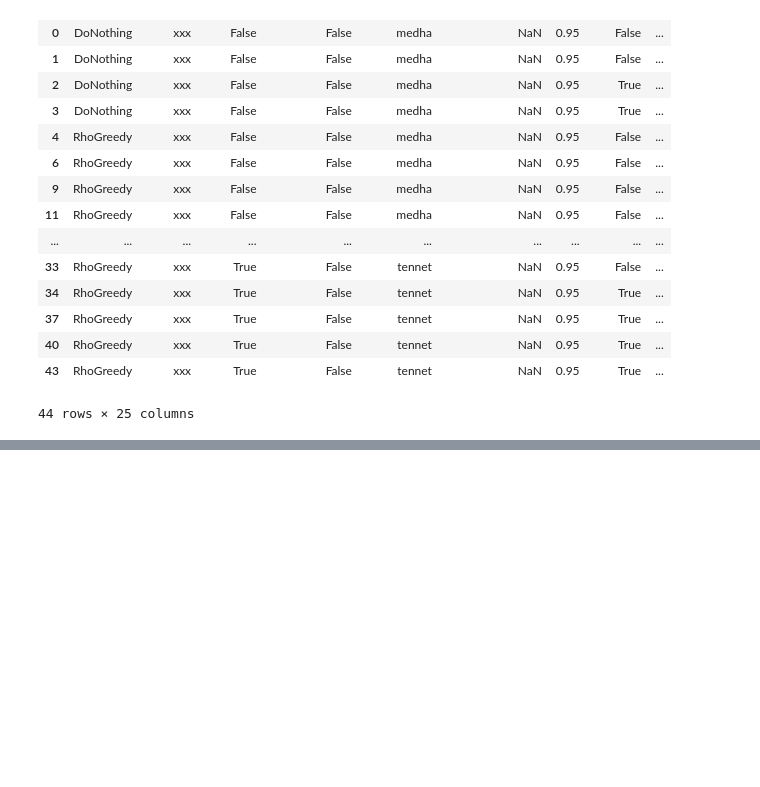
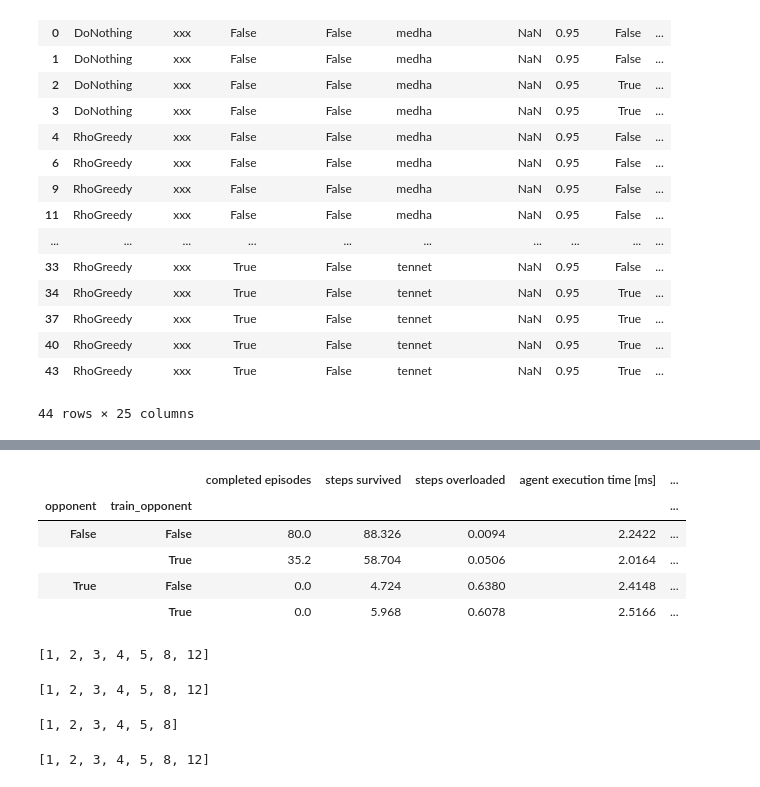
Before and after one commit to EricavanderSar/rl4pnc-survey, a Jupyter notebook: notebooks/SurveyPaper_OverviewTables.ipynb, the cells around one changed output, grey strips where cells are left out. Cells and saved outputs as stored; diff of their text form; code cells hidden in the pictures; blank space fills up the shorter version.

```diff
--- a/notebooks/SurveyPaper_OverviewTables.ipynb
+++ b/notebooks/SurveyPaper_OverviewTables.ipynb
@@ -91,0 +133,57 @@ df_heur.loc[(filter_dn_base | filter_greedy_base), measures]
+# %%
+base_rl.groupby(['opponent', 'train_opponent']).mean()
+# %% [output]
+|  |  | completed episodes | steps survived | steps overloaded | agent execution time [ms] | ... |
+| opponent | train_opponent |  |  |  |  | ... |
+| False | False | 80.0 | 88.326 | 0.0094 | 2.2422 | ... |
+|  | True | 35.2 | 58.704 | 0.0506 | 2.0164 | ... |
+| True | False | 0.0 | 4.724 | 0.6380 | 2.4148 | ... |
+|  | True | 0.0 | 5.968 | 0.6078 | 2.5166 | ... |
+# %%
+all_subs_changed = []
+for subs in base_rl.loc[((base_rl['opponent']==False) & (base_rl['train_opponent']==False))]['substations changed']:
+    subs = subs[1:-1].split()
+    for sub in subs:
+        if int(sub) not in all_subs_changed:
+            all_subs_changed.append(int(sub))
+
+all_subs_changed.sort()
+all_subs_changed
+# %% [output]
+[1, 2, 3, 4, 5, 8, 12]
+# %%
+all_subs_changed = []
+for subs in base_rl.loc[((base_rl['opponent']==False) & (base_rl['train_opponent']==True))]['substations changed']:
+    subs = subs[1:-1].split()
+    for sub in subs:
+        if int(sub) not in all_subs_changed:
+            all_subs_changed.append(int(sub))
+
+all_subs_changed.sort()
+all_subs_changed
+# %% [output]
+[1, 2, 3, 4, 5, 8, 12]
+# %%
+all_subs_changed = []
+for subs in base_rl.loc[((base_rl['opponent']==True) & (base_rl['train_opponent']==False))]['substations changed']:
+    subs = subs[1:-1].split()
+    for sub in subs:
+        if int(sub) not in all_subs_changed:
+            all_subs_changed.append(int(sub))
+
+all_subs_changed.sort()
+all_subs_changed
+# %% [output]
+[1, 2, 3, 4, 5, 8]
+# %%
+all_subs_changed = []
+for subs in base_rl.loc[((base_rl['opponent']==True) & (base_rl['train_opponent']==True))]['substations changed']:
+    subs = subs[1:-1].split()
+    for sub in subs:
+        if int(sub) not in all_subs_changed:
+            all_subs_changed.append(int(sub))
+
+all_subs_changed.sort()
+all_subs_changed
+# %% [output]
+[1, 2, 3, 4, 5, 8, 12]
```
Also changed, not shown: parts of 5 cells of this notebook, 2 other files.
